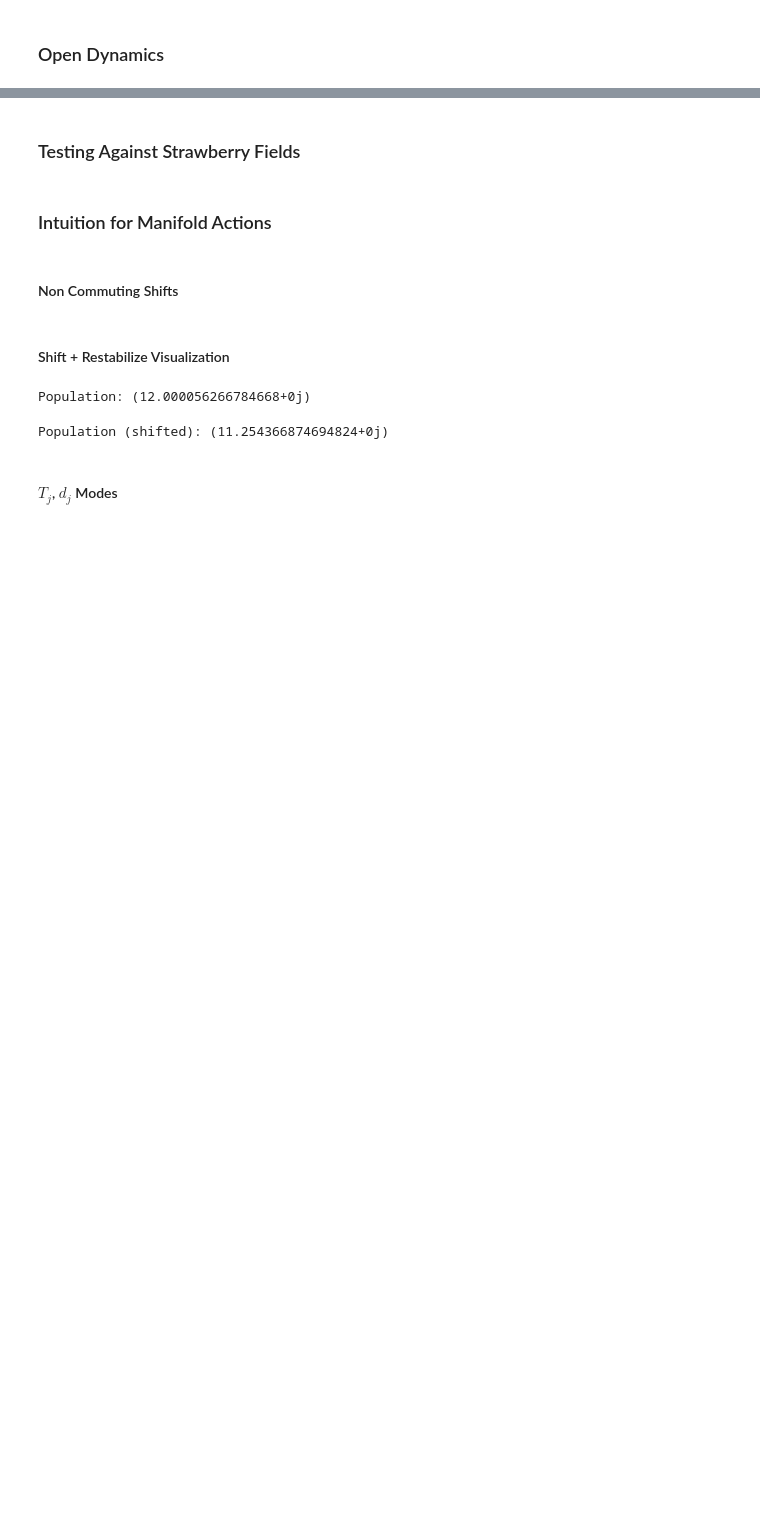
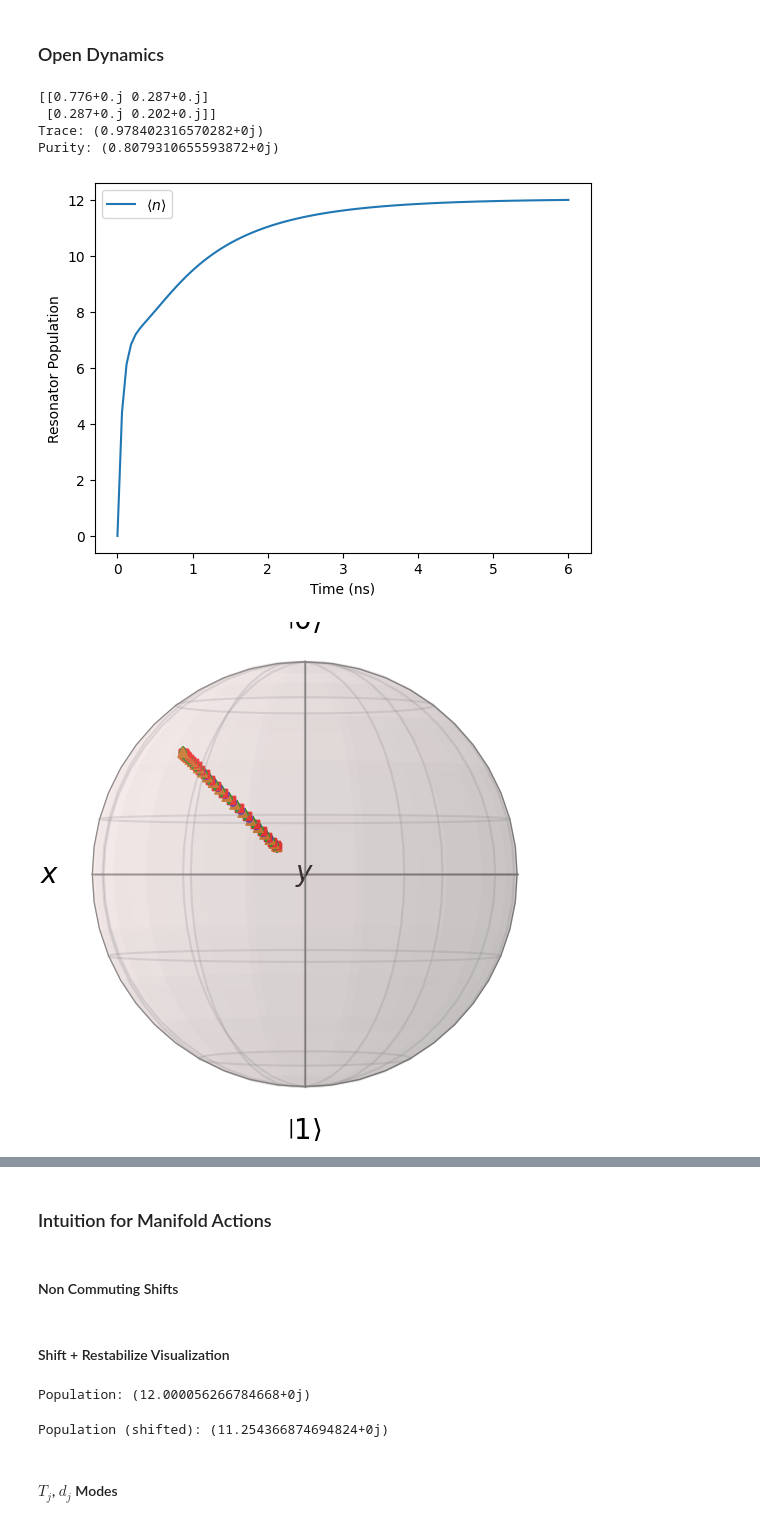
Before and after one commit to connorblake1/jiang-research, a Jupyter notebook: FiniteGKP/jax_FiniteGKP.ipynb, the cells around one changed output, grey strips where cells are left out. Drawn from its saved outputs; the diff is of its cells as text; code cells hidden in the pictures; blank space fills up the shorter version.

Commit message:
Matched up strawberryfields GKP with mine, visualized Bloch evolution as the Royer stabilization is realized.

```diff
--- a/FiniteGKP/jax_FiniteGKP.ipynb
+++ b/FiniteGKP/jax_FiniteGKP.ipynb
@@ -335,0 +338,3 @@ True
+# %%
+run_plots = True
+run_tests = True
@@ -335,0 +360,15 @@ True
+# %%
+def Pi(rho):
+    return U_proj@rho@U_proj
+def Pi_perp(rho):
+    return rho - Pi(rho)
+def Pidot_2(sigma_dot):
+    return .5*(dq.sigmax() * dq.trace(dq.sigmax() @ sigma_dot) +
+            dq.sigmay() * dq.trace(dq.sigmay() @ sigma_dot) +
+            dq.sigmaz() * dq.trace(dq.sigmaz() @ sigma_dot))
+def Pidot(rho_dot):
+    return U@Pidot_2(U_dag@rho_dot@U)@U_dag
+def Pidot_perp(rho_dot):
+    return rho_dot - Pidot(rho_dot)
+def sigma_proj(rho):
+    return U_dag @ rho @ U
@@ -343,7 +431,6 @@ times = jnp.linspace(0,6,100)
 dissipator_x = dq.tensor(gamma*d_j_E[0],dq.eye(2))
 dissipator_p = dq.tensor(gamma*d_j_E[1],dq.eye(2))
 # %%
-
 me_open_res = dq.mesolve(
   H=H_idle,
   jump_ops=[dissipator_x,dissipator_p],
@@ -353,5 +440,11 @@ me_open_res = dq.mesolve(
 )
 rho_t = me_open_res.states
 rho_r_t = dq.ptrace(rho_t,0,(N,2))
+rho_T = rho_r_t[-1]
+sigma_t = jnp.array([sigma_proj(rho_i) for rho_i in rho_r_t])
+sigma_T = sigma_t[-1]
 n_t = jnp.real(me_open_res.expects[0])
 a_t = me_open_res.expects[1]
+x_t = jnp.real(dq.expect(dq.sigmax(),sigma_t))
+y_t = jnp.real(dq.expect(dq.sigmay(),sigma_t))
+z_t = jnp.real(dq.expect(dq.sigmaz(),sigma_t))
@@ -363,0 +451,31 @@ if run_plots:
+# %%
+if run_tests:
+    print(sigma_T)
+    print(f"Trace: {dq.trace(sigma_T)}")
+    print(f"Purity: {dq.trace(sigma_T@sigma_T)}")
+# %% [output]
+[[0.776+0.j 0.287+0.j]
+ [0.287+0.j 0.202+0.j]]
+Trace: (0.978402316570282+0j)
+Purity: (0.8079310655593872+0j)
+# %%
+if run_plots:
+    plt.xlabel("Time (ns)")
+    plt.ylabel("Resonator Population")
+    plt.plot(times,n_t,label=r"$\langle n \rangle$")
+    plt.legend()
+    plt.show()
+    # bloch evolution as it is stabilized onto manifold
+    bloch = qt.Bloch()
+    bloch.view = [0, 0]
+    for xi,yi,zi in zip(x_t,y_t,z_t):
+        bloch.add_points([xi,yi,zi])
+    bloch.show()
+    # logical space tests
+    dq.plot.wigner(rho_T)
+    dq.plot.wigner(dq.todm(logical_one) + dq.todm(logical_zero)) # codespace projector
+    dq.plot.wigner(Pi(rho_C(jnp.pi,0)))
+    dq.plot.wigner(Pi(rho_T))
+# %% [output]
+[figure, added]
+[figure, added]
@@ -380,2 +496,0 @@ if run_plots:
-# %% [markdown]
-### Testing Against Strawberry Fields
```
Also changed, not shown: parts of 19 cells of this notebook, 2 other files.
